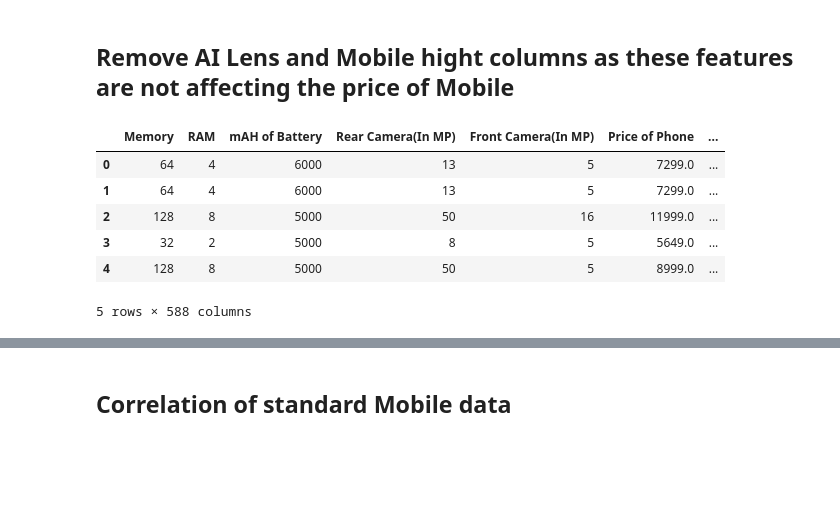
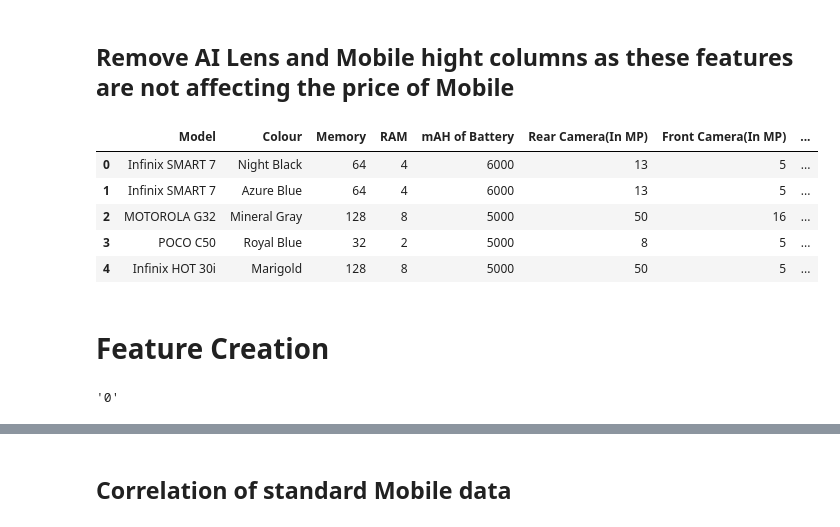
Before and after one commit to geet13govind/Feature-Extraction-and-Price-Prediction-for-Mobile-Phones, a Jupyter notebook: Feature_Extraction and price prediction of mobiles.ipynb, the cells around one changed output, grey strips where cells are left out. Cells and saved outputs as stored; diff of their text form; code cells hidden in the pictures; blank space fills up the shorter version.

```diff
--- a/Feature_Extraction and price prediction of mobiles.ipynb
+++ b/Feature_Extraction and price prediction of mobiles.ipynb
@@ -313,15 +292,30 @@ There is no meaningful information in Mobile Height Feature
 # %% [markdown]
 ## Remove AI Lens and Mobile hight columns as these features are not affecting the price of Mobile
 # %%
-encoded_mobile_data.drop(['AI Lens','Mobile Height'],axis = 1, inplace=True)
+mobile_data.drop(['AI Lens','Mobile Height'],axis = 1, inplace=True)
 # %%
 #Head of encoded Data
-encoded_mobile_data.head()
+mobile_data.head()
 # %% [output]
-|  | Memory | RAM | mAH of Battery | Rear Camera(In MP) | Front Camera(In MP) | Price of Phone | ... |
-| 0 | 64 | 4 | 6000 | 13 | 5 | 7299.0 | ... |
-| 1 | 64 | 4 | 6000 | 13 | 5 | 7299.0 | ... |
-| 2 | 128 | 8 | 5000 | 50 | 16 | 11999.0 | ... |
-| 3 | 32 | 2 | 5000 | 8 | 5 | 5649.0 | ... |
-| 4 | 128 | 8 | 5000 | 50 | 5 | 8999.0 | ... |
+|  | Model | Colour | Memory | RAM | mAH of Battery | Rear Camera(In MP) | Front Camera(In MP) | ... |
+| 0 | Infinix SMART 7 | Night Black | 64 | 4 | 6000 | 13 | 5 | ... |
+| 1 | Infinix SMART 7 | Azure Blue | 64 | 4 | 6000 | 13 | 5 | ... |
+| 2 | MOTOROLA G32 | Mineral Gray | 128 | 8 | 5000 | 50 | 16 | ... |
+| 3 | POCO C50 | Royal Blue | 32 | 2 | 5000 | 8 | 5 | ... |
+| 4 | Infinix HOT 30i | Marigold | 128 | 8 | 5000 | 50 | 5 | ... |
-5 rows × 588 columns
+# %% [markdown]
+# Feature Creation
+# %%
+# Make a feature for Camera Quality index by adding both the camera's
+def concat_colums(x,y):
+    if x>0 and y>0:
+        return str(x) + '+' + str(y)
+    elif x==0 and y>0 :
+        return str(y)
+    elif x>0 and y == 0:
+        return str(x)
+    else:
+        return str(0)
+concat_colums(0,0)
+# %% [output]
+'0'
```
Also changed, not shown: parts of 77 cells of this notebook.
